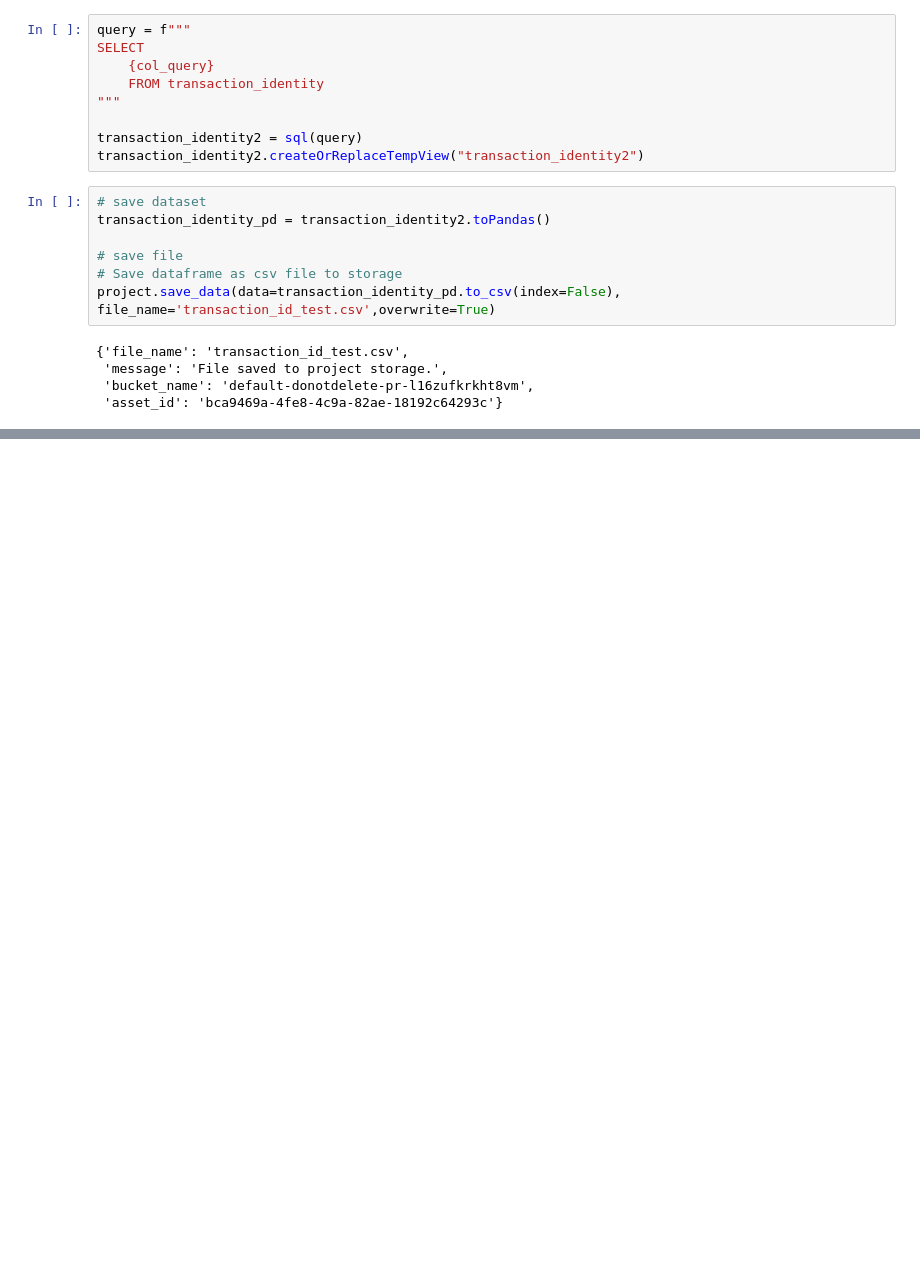
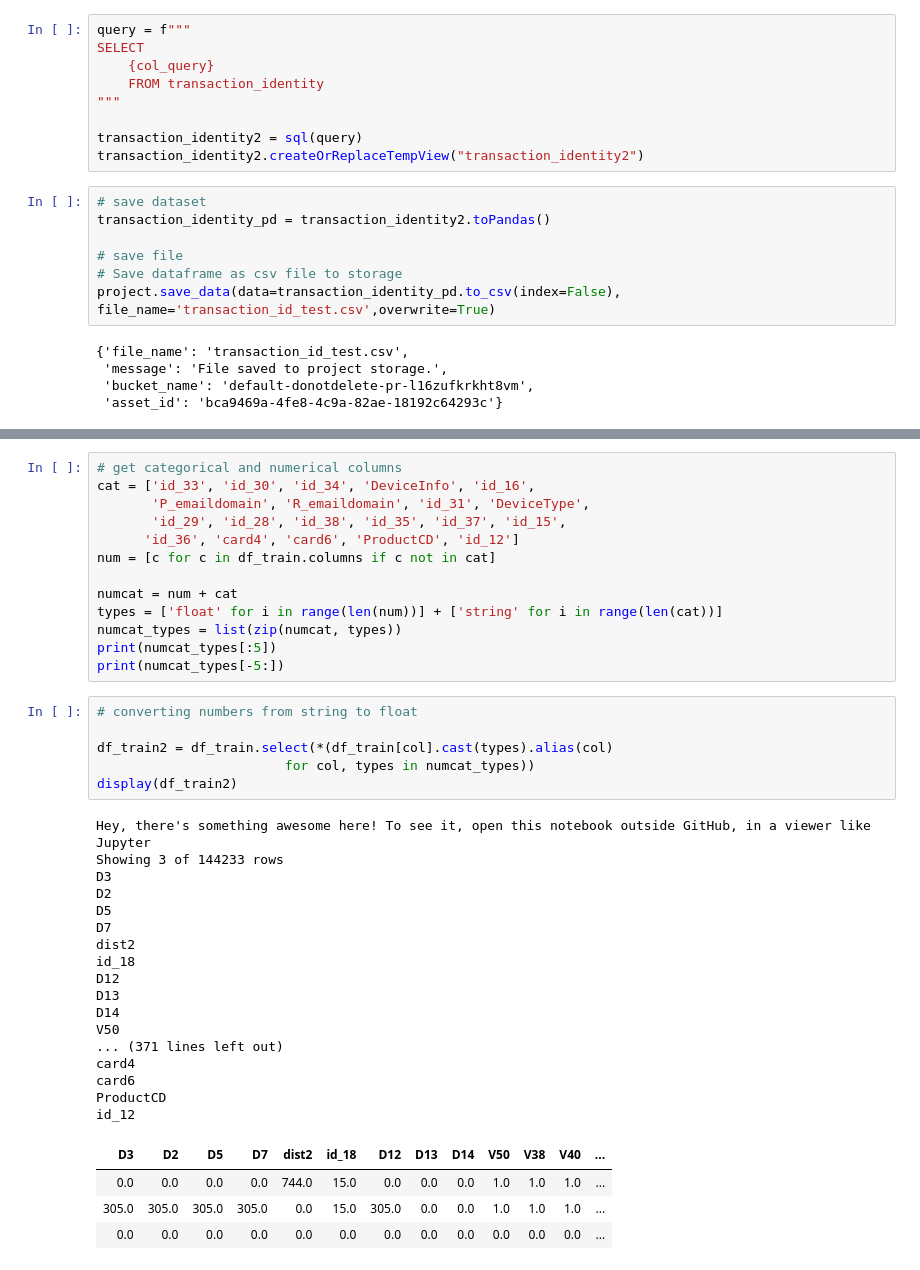
Before and after one commit to PrinceJavier/ieee_cis_fraud_detection, a Jupyter notebook: ieee_cis_fraud_detection.etl.pyspark.ipynb, the cells around one changed output, grey strips where cells are left out. Drawn from its saved outputs; the diff is of its cells as text; blank space fills up the shorter version.

```diff
--- a/ieee_cis_fraud_detection.etl.pyspark.ipynb
+++ b/ieee_cis_fraud_detection.etl.pyspark.ipynb
@@ -142,0 +216,41 @@ project.save_data(data=transaction_identity_pd.to_csv(index=False), file_name='t
+# %%
+# get categorical and numerical columns
+cat = ['id_33', 'id_30', 'id_34', 'DeviceInfo', 'id_16',
+       'P_emaildomain', 'R_emaildomain', 'id_31', 'DeviceType',
+       'id_29', 'id_28', 'id_38', 'id_35', 'id_37', 'id_15',
+      'id_36', 'card4', 'card6', 'ProductCD', 'id_12']
+num = [c for c in df_train.columns if c not in cat]
+
+numcat = num + cat
+types = ['float' for i in range(len(num))] + ['string' for i in range(len(cat))]
+numcat_types = list(zip(numcat, types))
+print(numcat_types[:5])
+print(numcat_types[-5:])
+# %%
+# converting numbers from string to float
+
+df_train2 = df_train.select(*(df_train[col].cast(types).alias(col)
+                        for col, types in numcat_types))
+display(df_train2)
+# %% [output]
+Hey, there's something awesome here! To see it, open this notebook outside GitHub, in a viewer like Jupyter
+Showing 3 of 144233 rows
+D3
+D2
+D5
+D7
+dist2
+id_18
+D12
+D13
+D14
+V50
+... (371 lines left out)
+card4
+card6
+ProductCD
+id_12
+| D3 | D2 | D5 | D7 | dist2 | id_18 | D12 | D13 | D14 | V50 | V38 | V40 | ... |
+| 0.0 | 0.0 | 0.0 | 0.0 | 744.0 | 15.0 | 0.0 | 0.0 | 0.0 | 1.0 | 1.0 | 1.0 | ... |
+| 305.0 | 305.0 | 305.0 | 305.0 | 0.0 | 15.0 | 305.0 | 0.0 | 0.0 | 1.0 | 1.0 | 1.0 | ... |
+| 0.0 | 0.0 | 0.0 | 0.0 | 0.0 | 0.0 | 0.0 | 0.0 | 0.0 | 0.0 | 0.0 | 0.0 | ... |
```
Also changed, not shown: parts of 29 cells of this notebook.
